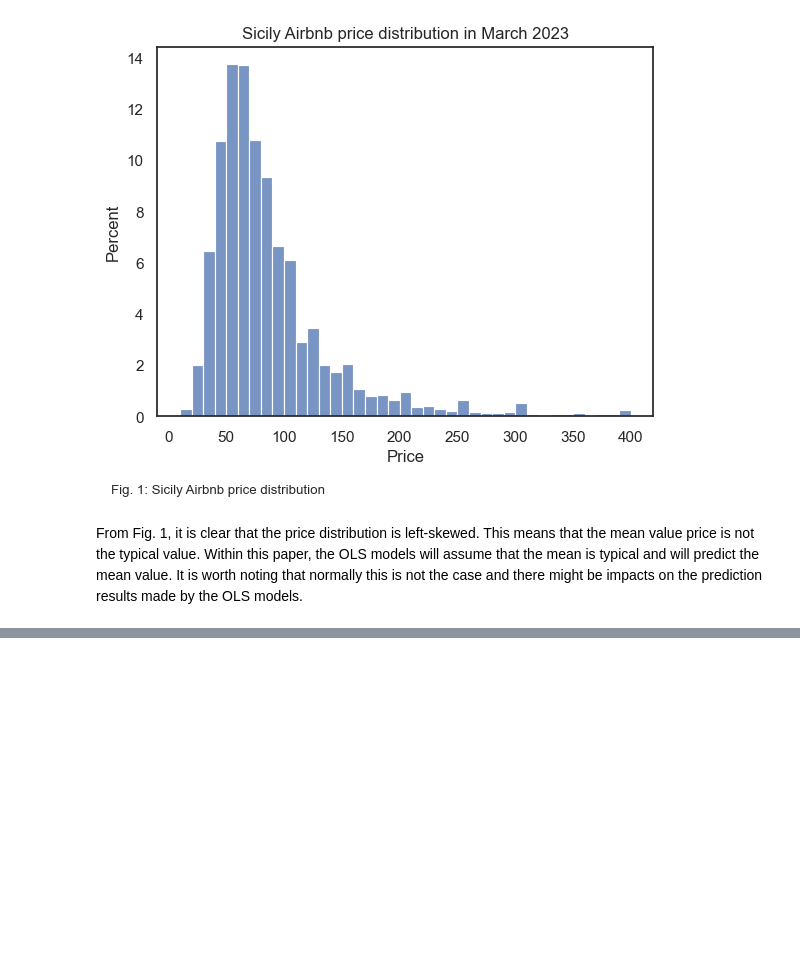
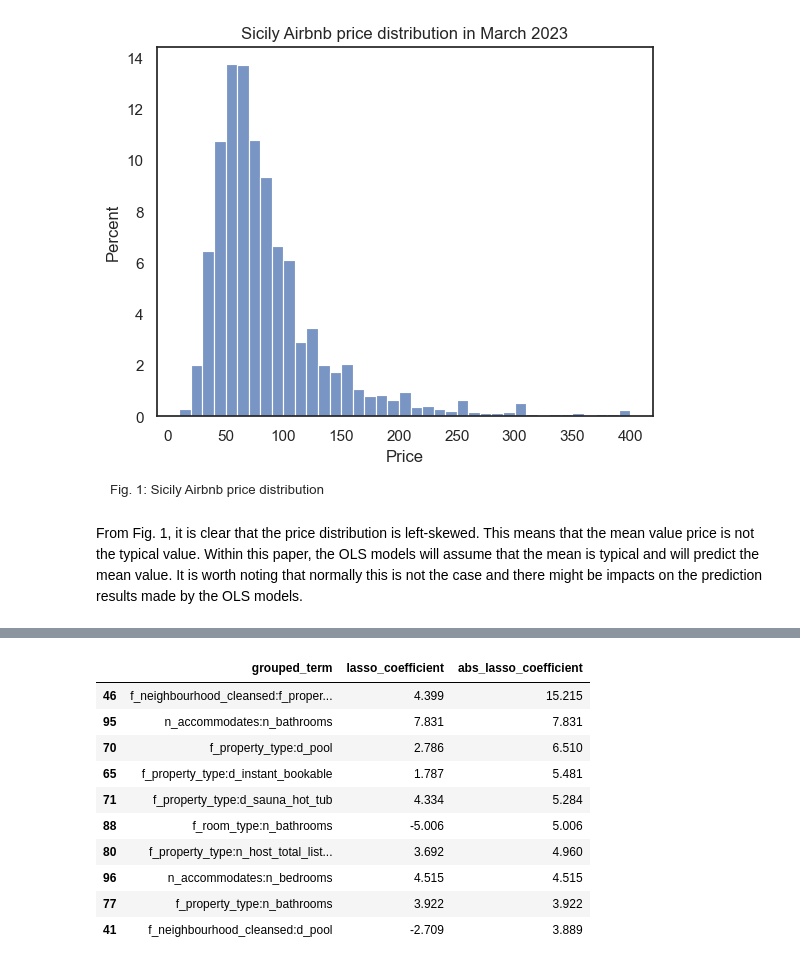
Before and after one commit to viethngn/Data_Analysis_3_ECBS5171, a Jupyter notebook: assignment2/assignment2_viethngn.ipynb, the cells around one changed output, grey strips where cells are left out. Drawn from its saved outputs; the diff is of its cells as text; code cells hidden in the pictures; blank space fills up the shorter version.

```diff
--- a/assignment2/assignment2_viethngn.ipynb
+++ b/assignment2/assignment2_viethngn.ipynb
@@ -154,7 +148,7 @@ numerical_columns = [col for col in work_df.columns if col.startswith("n_") or c
 interactions = []
 for i in categorical_columns + numerical_columns:
     for k in categorical_columns + numerical_columns:
-        if i == k:
+        if i == k or i+'*'+k in interactions or k+'*'+i in interactions:
             continue
         else:
             interactions.append(i + '*' + k)
@@ -268,10 +271,14 @@ df_lasso_results
 # %%
-df_ols_var_coefs = pd.DataFrame(
+df_lasso_var_coefs = pd.DataFrame(
     lasso_results.best_estimator_.coef_.tolist(),
     index=lasso_terms_list,
     columns=["lasso_coefficient"],
 ).assign(lasso_coefficient=lambda x: x.lasso_coefficient.round(3)).loc[
     lambda x: x.lasso_coefficient != 0
 ]
-df_ols_var_coefs['abs_lasso_coefficient'] = df_ols_var_coefs["lasso_coefficient"].apply(lambda x: x if x >= 0 else x * -1)
-df_ols_var_coefs.sort_values(by="abs_lasso_coefficient", ascending=False).iloc[:30]
+df_lasso_var_coefs['abs_lasso_coefficient'] = df_lasso_var_coefs["lasso_coefficient"].apply(lambda x: x if x >= 0 else x * -1)
+# df_lasso_var_coefs.sort_values(by="abs_lasso_coefficient", ascending=False).iloc[:30]
+df_lasso_var_coefs = df_lasso_var_coefs.reset_index().rename(columns={'index': 'term'})
+df_lasso_var_coefs['grouped_term'] = df_lasso_var_coefs['term'].apply(lambda x: x.split(':')[0].split('[')[0] + ':' + x.split(':')[1].split('[')[0] if ':' in x else x.split('[')[0])
+df_lasso_grouped_var_coefs = df_lasso_var_coefs.groupby(['grouped_term']).sum()
+df_lasso_grouped_var_coefs = df_lasso_grouped_var_coefs.reset_index()
@@ -663,0 +667,15 @@ In this reports, we will build 4 different models:
+# %%
+# interaction coef power
+df_lasso_grouped_var_coefs[(df_lasso_grouped_var_coefs['grouped_term'].str.contains(':'))].sort_values(by="abs_lasso_coefficient", ascending=False)[['grouped_term', 'lasso_coefficient', 'abs_lasso_coefficient']][:10]
+# %% [output]
+|  | grouped_term | lasso_coefficient | abs_lasso_coefficient |
+| 46 | f_neighbourhood_cleansed:f_proper... | 4.399 | 15.215 |
+| 95 | n_accommodates:n_bathrooms | 7.831 | 7.831 |
+| 70 | f_property_type:d_pool | 2.786 | 6.510 |
+| 65 | f_property_type:d_instant_bookable | 1.787 | 5.481 |
+| 71 | f_property_type:d_sauna_hot_tub | 4.334 | 5.284 |
+| 88 | f_room_type:n_bathrooms | -5.006 | 5.006 |
+| 80 | f_property_type:n_host_total_list... | 3.692 | 4.960 |
+| 96 | n_accommodates:n_bedrooms | 4.515 | 4.515 |
+| 77 | f_property_type:n_bathrooms | 3.922 | 3.922 |
+| 41 | f_neighbourhood_cleansed:d_pool | -2.709 | 3.889 |
```
Also changed, not shown: parts of 39 cells of this notebook.
